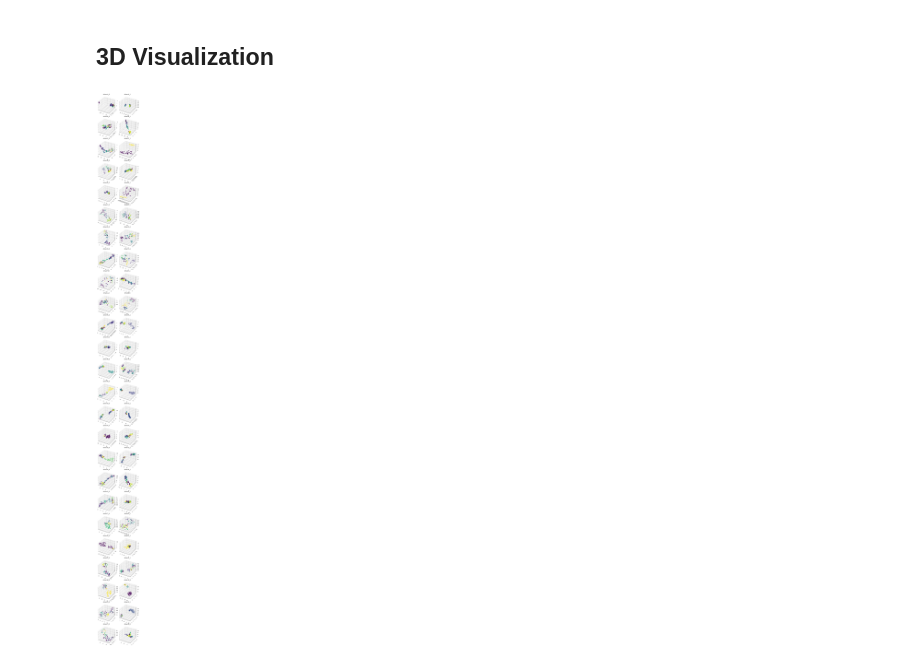
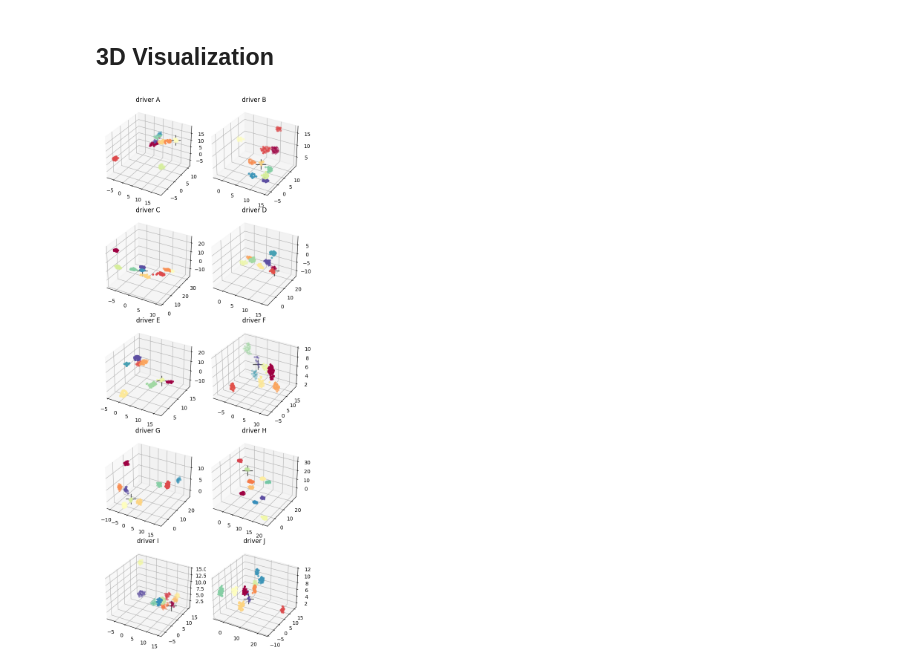
Before and after one commit to ericsua/DataMiningProject23-24, a Jupyter notebook: Part3.ipynb, the cells around one changed output. Saved outputs shown, nothing was run; the diff lists cells and outputs as text; code cells hidden in the pictures.

```diff
--- a/Part3.ipynb
+++ b/Part3.ipynb
@@ -449,7 +449,7 @@ for driver, driverSet in actualDriverSets.items():
 
     merch_matrix = np.array([s[2] for s in driverSet])
 
-    actualSetsDistances, mapping= jaccard_similarity_minhash_lsh_route_merch(route_matrix, merch_matrix, thresh_user=0.2)
+    actualSetsDistances, mapping= jaccard_similarity_minhash_lsh_route_merch(route_matrix, merch_matrix, thresh_user=0.0)
 
     driver_indices = mapping_back(driver_indices, mapping)
 
@@ -458,8 +458,6 @@ for driver, driverSet in actualDriverSets.items():
 # %% [markdown]
 ## HDBSCAN
 # %%
-from sklearn.metrics import pairwise_distances
-
 def mapping_clustroid(labels: list, cluster_idx, point_idx):
     counter = 0
     for i,label in enumerate(labels):
@@ -468,16 +466,16 @@ def mapping_clustroid(labels: list, cluster_idx, point_idx):
                 return i
             counter += 1
 
+def inter_cluster_distance(sparse_distances):
+    mean_distances = []
+    for point in sparse_distances:
+        mean_distances.append(np.mean(point))
+
+    return  (1 - np.mean(mean_distances)) * sparse_distances.shape[0]
+
 def intra_cluster_distance(sparse_distances):
     mean_distances = []
     for point in sparse_distances:
         mean_distances.append(np.mean(point))
 
-    return np.mean(mean_distances)
-
-def inter_cluster_distance(sparse_distances):
-    mean_distances = []
-    for point in sparse_distances:
-        mean_distances.append(np.mean(point))
-
     return mean_distances
@@ -671,22 +607,38 @@ plt.show()
 # %%
 columns = 2
 rows = len(uniqueDrivers) // columns
 fig = plt.figure(figsize=(columns * 3, rows * 3))
 
 for i, driver in enumerate(uniqueDrivers):
     idx = best_clustroids[i]
+    hdbscan_labels = driversLabels[driver]
+    clustered = (hdbscan_labels >= 0)
 
-    fit = umap.UMAP(n_neighbors=15, min_dist=0.1, n_components=3, metric='euclidean')
-    u = fit.fit_transform(driversDistances[driver])
+    fit = umap.UMAP(n_neighbors=5, min_dist=0.9, n_components=3, metric='precomputed')
+    u = fit.fit(driversDistances[driver])
 
-    ax = fig.add_subplot(rows, columns, i + 1, projection='3d')
-    ax.scatter(u[:, 0], u[:, 1], u[:, 2], s=50, c=driversLabels[driver])
+    x = u.embedding_[clustered, 0]
+    y = u.embedding_[clustered, 1]
+    z = u.embedding_[clustered, 2]
 
-    ax.plot(u[idx, 0], u[idx, 1], u[idx, 2], marker='*', markersize=12, color='black')
+    ax = fig.add_subplot(rows, columns, i + 1, projection='3d', alpha=0.6)
+    ax.scatter(x, y, z, s=10, c=hdbscan_labels[clustered], cmap='Spectral')
+
+    #x_noise = u.embedding_[~clustered, 0]
+    #y_noise = u.embedding_[~clustered, 1]
+    #z_noise = u.embedding_[~clustered, 2]
+
+    #ax.scatter(x_noise, y_noise, z_noise, s=50, color=(0.5,0.5,0.5), alpha=0.5, label='noise')
+
+    x_best = u.embedding_[idx, 0]
+    y_best = u.embedding_[idx, 1]
+    z_best = u.embedding_[idx, 2]
+
+    ax.plot(x_best, y_best, z_best, marker='+', markersize=20, c='black')
 
     ax.set_title(f"driver {driver}", fontsize=12)
 
 plt.tight_layout()
 plt.show()
 # %% [output]
-[figure, old version]
+[figure, new version]
```
Also changed, not shown: parts of 7 cells of this notebook, 2 other files.
